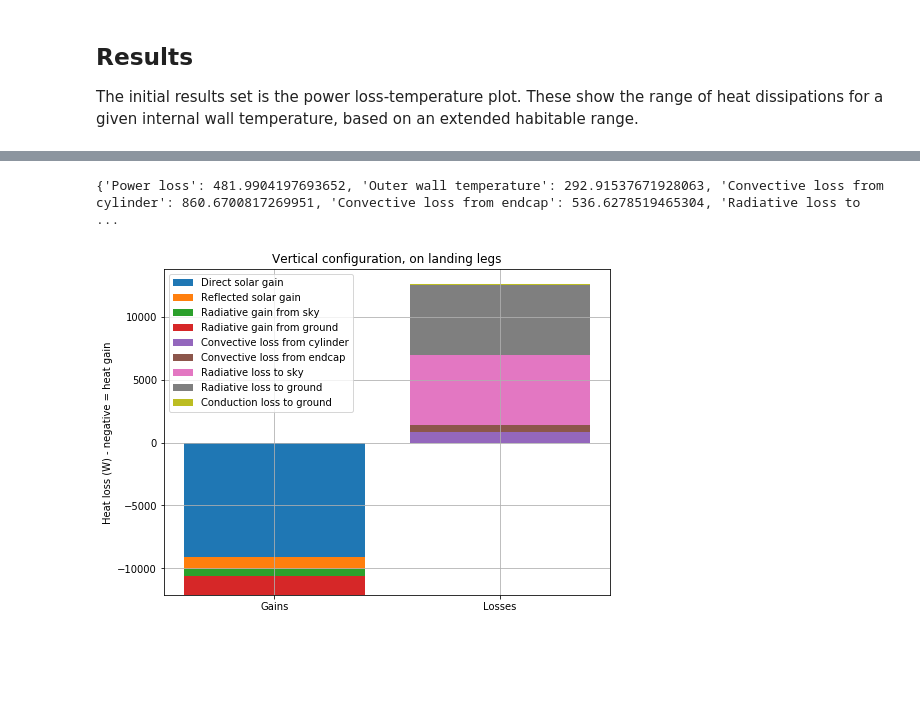
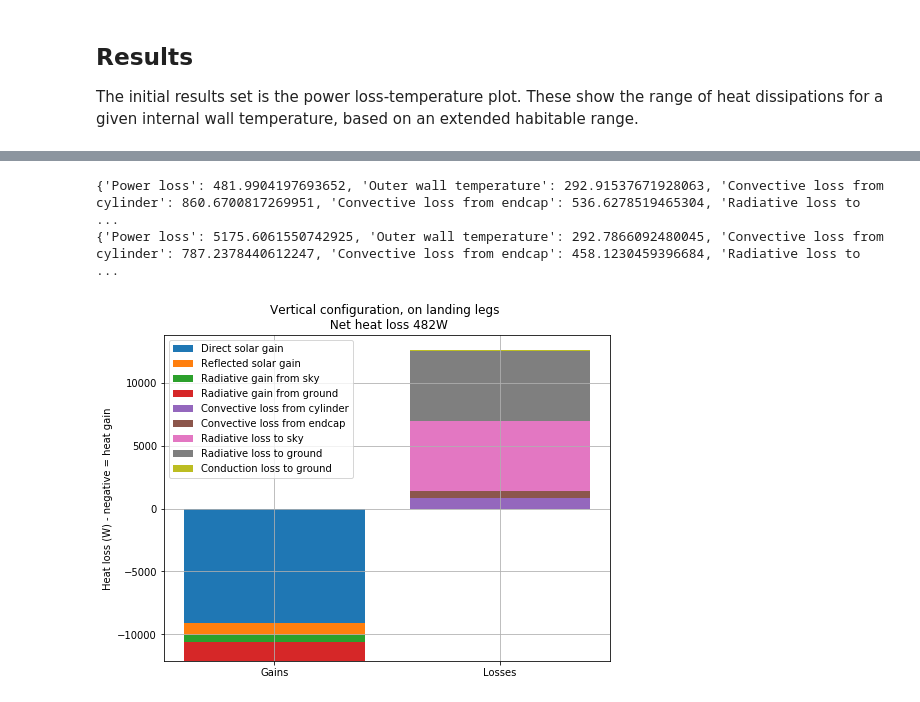
Before and after one commit to smross106/Syrtis, a Jupyter notebook: ISS_Module_Mars.ipynb, the cells around one changed output, grey strips where cells are left out. Cells and saved outputs as stored; diff of their text form; code cells hidden in the pictures; blank space fills up the shorter version.

```diff
--- a/ISS_Module_Mars.ipynb
+++ b/ISS_Module_Mars.ipynb
@@ -80,6 +80,6 @@ HAB_horizontal.create_ground_level(habitat_axis_height=1)
 
 Configurations for both the vertical and horizontal cases are created and executed
 # %%
-cm_vertical = ConfigurationManager(HAB_vertical, equator, {"T_habitat":list(range(273, 313, 2))})
+cm_vertical = ConfigurationManager(HAB_vertical, equator, {"T_habitat":list(range(273, 313))})
 configs_vertical, heats_vertical, reports_vertical = cm_vertical.run_all_configurations(verbose=True)
 # %%
@@ -111,26 +111,29 @@ horizontal_report_293 = [reports_horizontal[i] for i in range(len(reports_horizo
 if (configs_horizontal[i]["T_habitat"] == 293)][0]
 # %%
 print(vertical_report_293)
+
+print(horizontal_report_293)
 # %% [output]
 {'Power loss': 481.9904197693652, 'Outer wall temperature': 292.91537671928063, 'Convective loss from cylinder': 860.6700817269951, 'Convective loss from endcap': 536.6278519465304, 'Radiative loss to ...
+{'Power loss': 5175.6061550742925, 'Outer wall temperature': 292.7866092480045, 'Convective loss from cylinder': 787.2378440612247, 'Convective loss from endcap': 458.1230459396684, 'Radiative loss to ...
 # %%
 stack_labels = ["Gains", "Losses"]
 
 loss_category_labels = ["Convective loss from cylinder", "Convective loss from endcap", "Radiative loss to sky", "Radiative loss to ground", "Conduction loss to ground"]
 gain_category_labels = ["Direct solar gain", "Reflected solar gain", "Radiative gain from sky", "Radiative gain from ground"]
 category_labels = gain_category_labels + loss_category_labels
 
 vertical_gain_data = [vertical_report_293[key] for key in gain_category_labels] + list(np.zeros(len(loss_category_labels)))
 
 vertical_loss_data = list(np.zeros(len(gain_category_labels))) + [vertical_report_293[key] for key in loss_category_labels]
 
 plt.figure(figsize=(8,6))
 plt.ylabel("Heat loss (W) - negative = heat gain")
-plt.title("Vertical configuration, on landing legs \n ")
+plt.title("Vertical configuration, on landing legs \n Net heat loss {:.0f}W".format(vertical_report_293["Power loss"]))
 syrtis.tools.plot_stacked_bar(np.transpose([vertical_gain_data, vertical_loss_data]),
 category_labels, category_labels=stack_labels)
 # %% [output]
-[figure, old version]
+[figure, new version]
 # %%
 stack_labels = ["Gains", "Losses"]
 
```
Also changed, not shown: parts of 3 cells of this notebook, 1 other file.
